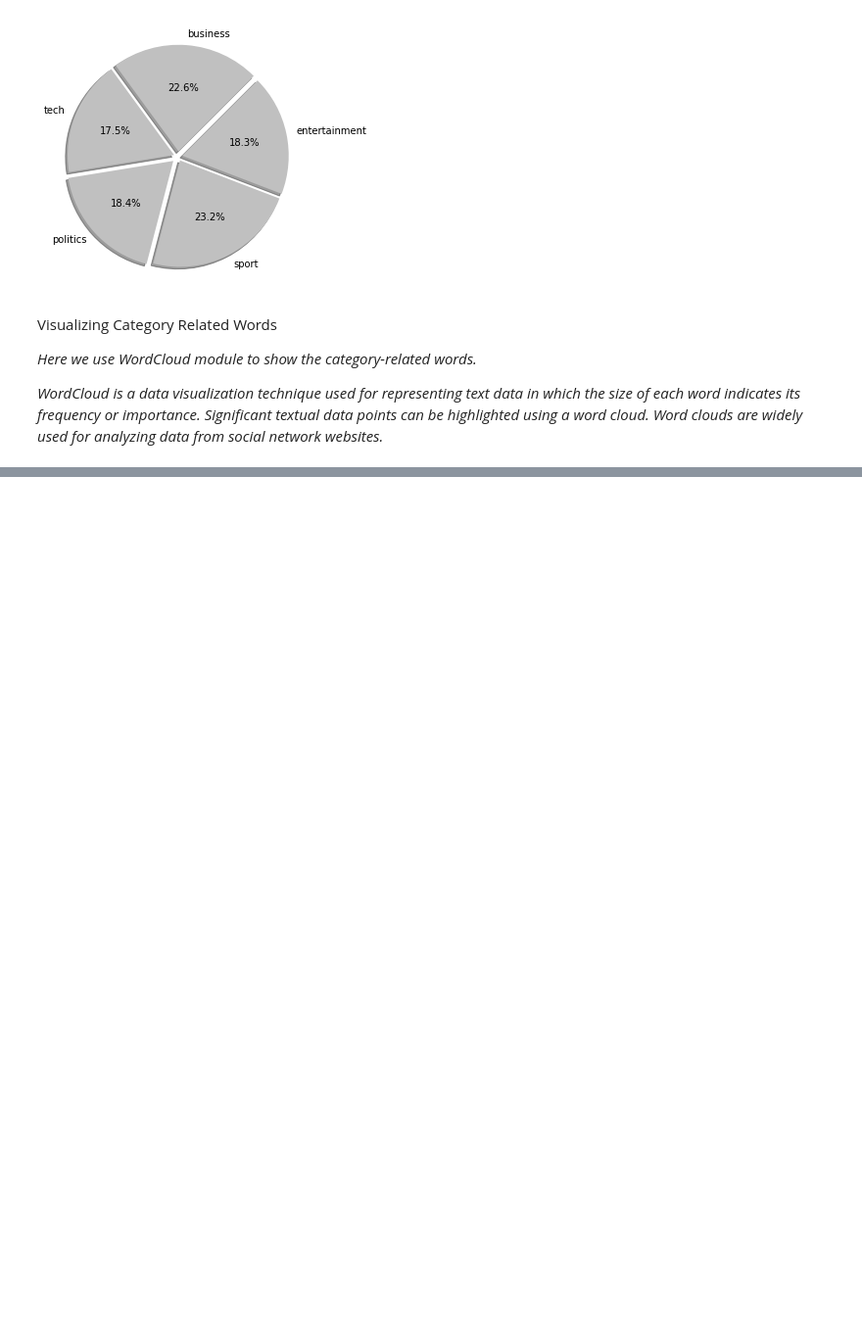
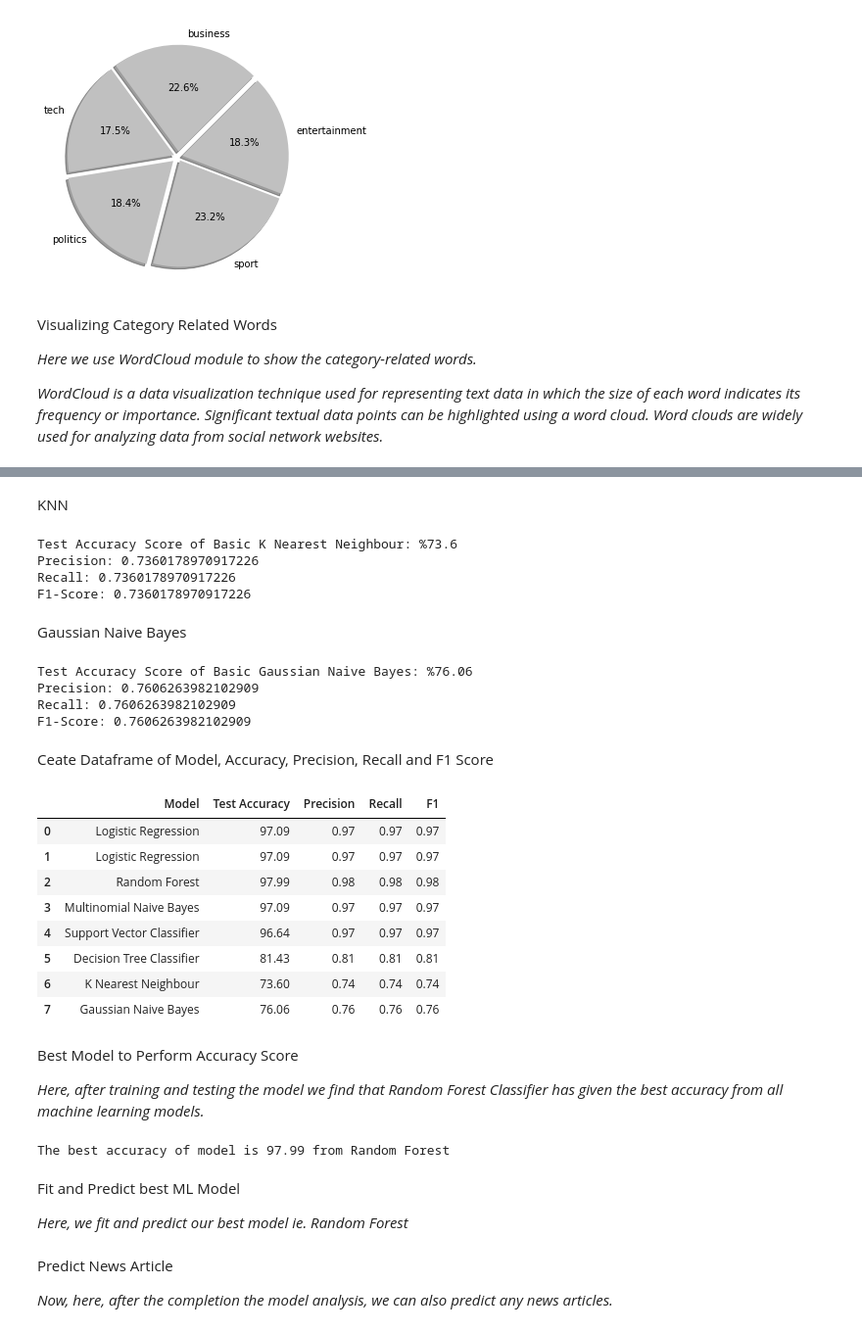
Before and after one commit to abs-sayem/natural_language_processing, a Jupyter notebook: text_classification/text_classification_of_news_articles.ipynb, the cells around one changed output, grey strips where cells are left out. Shown: that part at 98% size. Cells and saved outputs as stored; diff of their text form; code cells hidden in the pictures; blank space fills up the shorter version.

```diff
--- a/text_classification/text_classification_of_news_articles.ipynb
+++ b/text_classification/text_classification_of_news_articles.ipynb
@@ -206,0 +366,2 @@ wordcloud_draw(entertainment, 'white')
+# %%
+perform_list = []
@@ -206,0 +448,48 @@ wordcloud_draw(entertainment, 'white')
+# %% [markdown]
+KNN
+# %%
+run_model('K Nearest Neighbour', est_c=None, est_pnlty=None)
+# %% [output]
+Test Accuracy Score of Basic K Nearest Neighbour: %73.6
+Precision: 0.7360178970917226
+Recall: 0.7360178970917226
+F1-Score: 0.7360178970917226
+# %% [markdown]
+Gaussian Naive Bayes
+# %%
+run_model('Gaussian Naive Bayes', est_c=None, est_pnlty=None)
+# %% [output]
+Test Accuracy Score of Basic Gaussian Naive Bayes: %76.06
+Precision: 0.7606263982102909
+Recall: 0.7606263982102909
+F1-Score: 0.7606263982102909
+# %% [markdown]
+Ceate Dataframe of Model, Accuracy, Precision, Recall and F1 Score
+# %%
+model_performance = pd.DataFrame(data=perform_list)
+model_performance = model_performance[['Model', 'Test Accuracy', 'Precision', 'Recall', 'F1']]
+model_performance
+# %% [output]
+|  | Model | Test Accuracy | Precision | Recall | F1 |
+| 0 | Logistic Regression | 97.09 | 0.97 | 0.97 | 0.97 |
+| 1 | Logistic Regression | 97.09 | 0.97 | 0.97 | 0.97 |
+| 2 | Random Forest | 97.99 | 0.98 | 0.98 | 0.98 |
+| 3 | Multinomial Naive Bayes | 97.09 | 0.97 | 0.97 | 0.97 |
+| 4 | Support Vector Classifier | 96.64 | 0.97 | 0.97 | 0.97 |
+| 5 | Decision Tree Classifier | 81.43 | 0.81 | 0.81 | 0.81 |
+| 6 | K Nearest Neighbour | 73.60 | 0.74 | 0.74 | 0.74 |
+| 7 | Gaussian Naive Bayes | 76.06 | 0.76 | 0.76 | 0.76 |
+# %% [markdown]
+Best Model to Perform Accuracy Score
+
+*Here, after training and testing the model we find that Random Forest Classifier has given the best accuracy from all machine learning models.*
+# %%
+model = model_performance['Model']
+max_value = model_performance["Test Accuracy"].max()
+print("The best accuracy of model is", max_value, "from Random Forest")
+# %% [output]
+The best accuracy of model is 97.99 from Random Forest
+# %% [markdown]
+Fit and Predict best ML Model
+
+*Here, we fit and predict our best model ie. Random Forest*
@@ -206,0 +502,4 @@ wordcloud_draw(entertainment, 'white')
+# %% [markdown]
+Predict News Article
+
+*Now, here, after the completion the model analysis, we can also predict any news articles.*
```
Also changed, not shown: parts of 40 cells of this notebook.
